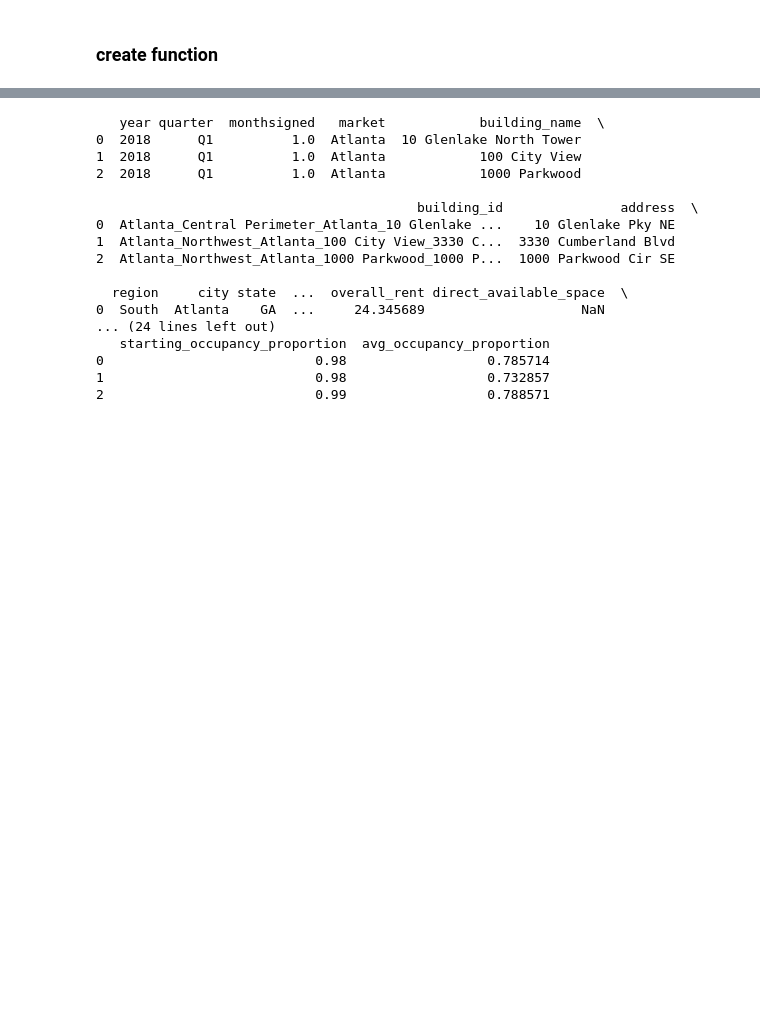
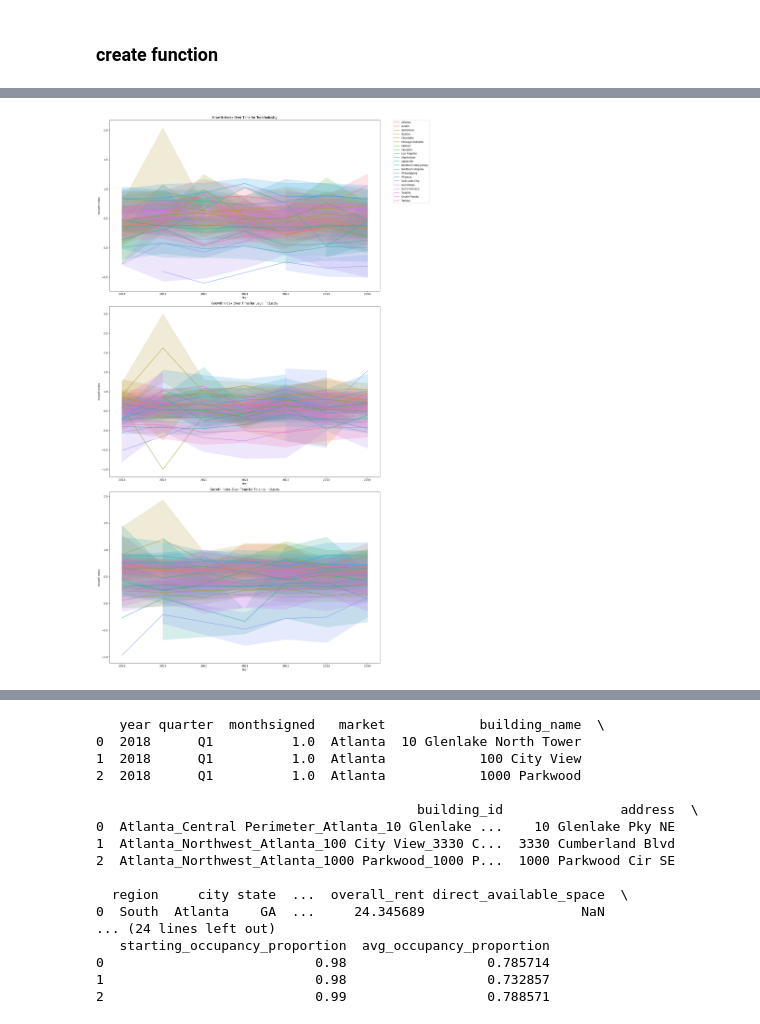
Before and after one commit to nks8566/DataFest-2025, a Jupyter notebook: secondary.ipynb, the cells around one changed output, grey strips where cells are left out. Saved outputs shown, nothing was run; the diff lists cells and outputs as text; code cells hidden in the pictures; blank space fills up the shorter version.

```diff
--- a/secondary.ipynb
+++ b/secondary.ipynb
@@ -105 +226,18 @@ df_finance['growth_index'] = (w1 * df_finance['normalized_go_proportion'] +
                               w3 * df_finance['normalized_remote_work'])
+# %%
+# Min-Max scaling to range [-1, 1]
+df_tech['growth_index_normalized'] = 2 * ((df_tech['growth_index'] - df_tech['growth_index'].min()) /
+                                                 (df_tech['growth_index'].max() - df_tech['growth_index'].min())) - 1
+
+# Min-Max scaling to range [-1, 1]
+df_legal['growth_index_normalized'] = 2 * ((df_legal['growth_index'] - df_legal['growth_index'].min()) /
+                                                 (df_legal['growth_index'].max() - df_legal['growth_index'].min())) - 1
+
+# Min-Max scaling to range [-1, 1]
+df_finance['growth_index_normalized'] = 2 * ((df_finance['growth_index'] - df_finance['growth_index'].min()) /
+                                                 (df_finance['growth_index'].max() - df_finance['growth_index'].min())) - 1
+# %%
+# Rescale from [-1, 0] to [-1, 1]
+df_tech['growth_index_rescaled'] = 2 * (df_tech['growth_index_normalized'] - (-1)) / (0 - (-1)) - 1
+df_legal['growth_index_rescaled'] = 2 * (df_legal['growth_index_normalized'] - (-1)) / (0 - (-1)) - 1
+df_finance['growth_index_rescaled'] = 2 * (df_finance['growth_index_normalized'] - (-1)) / (0 - (-1)) - 1
@@ -105,0 +253,40 @@ df_finance['growth_index'] = (w1 * df_finance['normalized_go_proportion'] +
+# %%
+import matplotlib.pyplot as plt
+import seaborn as sns
+
+sns.set_palette("Paired")
+
+# Create a 3-row, 1-column grid of subplots
+fig, axes = plt.subplots(3, 1, figsize=(18, 30))
+
+# Set titles for the subplots
+axes[0].set_title('Growth Index Over Time for Tech Industry')
+axes[1].set_title('Growth Index Over Time for Legal Industry')
+axes[2].set_title('Growth Index Over Time for Finance Industry')
+
+# Plot for Technology Industry (df_tech)
+sns.lineplot(data=df_tech, x='year', y='growth_index_rescaled', hue='market', ax=axes[0])
+axes[0].set_xlabel('Year')
+axes[0].set_ylabel('Growth Index')
+
+# Plot for Legal Industry (df_legal)
+sns.lineplot(data=df_legal, x='year', y='growth_index_rescaled', hue='market', ax=axes[1])
+axes[1].set_xlabel('Year')
+axes[1].set_ylabel('Growth Index')
+
+# Plot for Financial Industry (df_finance)
+sns.lineplot(data=df_finance, x='year', y='growth_index_rescaled', hue='market', ax=axes[2])
+axes[2].set_xlabel('Year')
+axes[2].set_ylabel('Growth Index')
+
+axes[0].legend(loc='upper left', bbox_to_anchor=(1.05, 1), borderaxespad=0.)
+axes[1].legend().remove()
+axes[2].legend().remove()
+
+# Improve layout for better spacing
+plt.tight_layout()
+
+# Show the plots
+plt.show()
+# %% [output]
+[figure, added]
```
Also changed, not shown: parts of 31 cells of this notebook, 2 other files.
